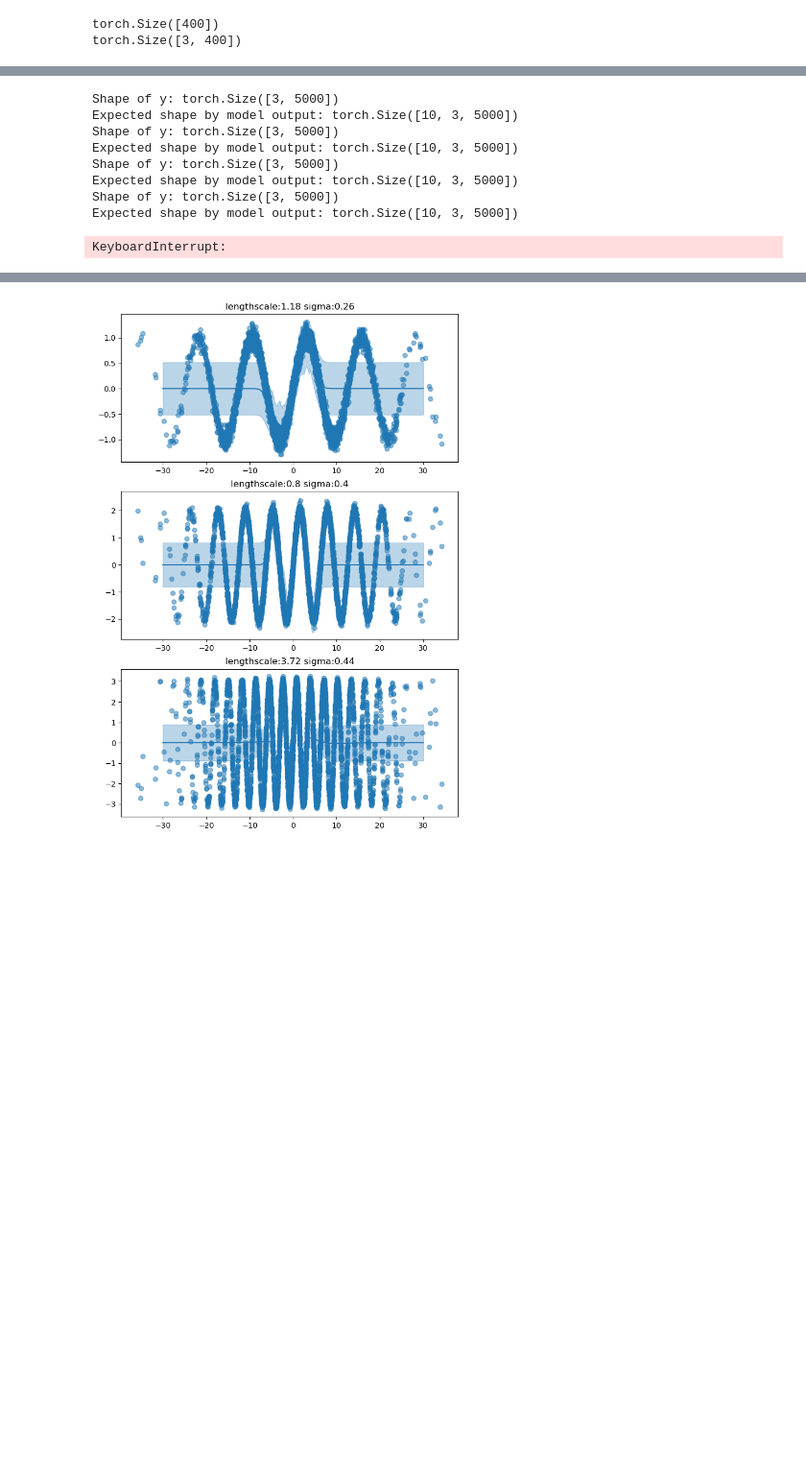
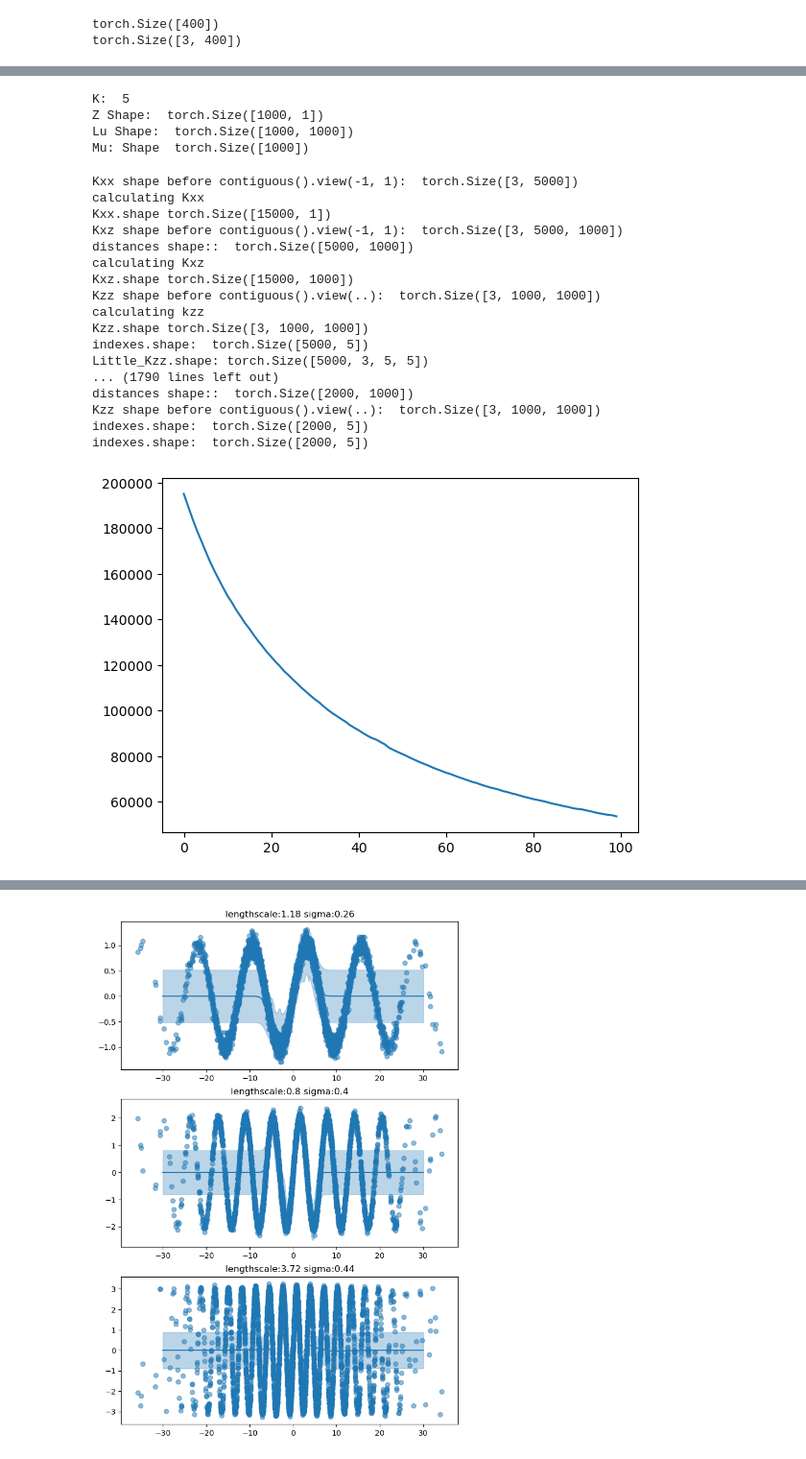
Before and after one commit to luisdiaz1997/GPzoo, a Jupyter notebook: notebooks/vnngp_multiple_gps.ipynb, the cells around one changed output, grey strips where cells are left out. Shown at 96% size. Cells and saved outputs as stored; diff of their text form; code cells hidden in the pictures; blank space fills up the shorter version.

```diff
--- a/notebooks/vnngp_multiple_gps.ipynb
+++ b/notebooks/vnngp_multiple_gps.ipynb
@@ -119,7 +133,7 @@ for i in range(1):
 
     model.to(device)
     start_time = time.time()
-    losses, means, scales = train(model, optimizer, X_train, Y_train, device, steps=1000, E=10)
+    losses, means, scales = train(model, optimizer, X_train, Y_train, device, steps=100, E=10)
     end_time = time.time()
     final_time = end_time - start_time
     exp_data['time'].append(final_time)
@@ -129,39 +143,52 @@ for i in range(1):
     fig1, ax1 = plt.subplots()
     plt.plot(losses)
     #fig1.savefig(f'{alg}_N={num_N[i]}_Z={M}_loss.png')
     #plt.close(fig1)
 
     # save test figure
     model.cpu()
     X_test= torch.linspace(-30, 30, 2000)[:, None]
     qF, qU, pU = model.gp(X_test)
 
     fig2, ax2 = plt.subplots(3, 1, figsize=(8, 12))
     for j in range(3):
       ax = ax2[j]  # Use the ith subplot's axes for plotting
       mean = qF.mean.detach().cpu().numpy()[j]
       sd = qF.scale.detach().cpu().numpy()[j]
       ax.plot(X_test, mean)
       ax.scatter(X, Y[j], alpha=0.5)
       ax.fill_between(
             X_test[:, 0],  # Assuming X_test is a 2D array; adjust if necessary
             (mean - 2.0 * sd),
             (mean + 2.0 * sd),
             color="C0",
             alpha=0.3,
         )
       ax.set_title('lengthscale:'+str(np.round(model.gp.kernel.lengthscale[j].item(), 2))+' sigma:'+str(np.round(model.gp.kernel.sigma[j].item(), 2)))
     #fig2.savefig(f'{alg}_N={num_N[i]}_Z={M}_test.png')
 
     # save model
    #torch.save(model.state_dict(), f'{alg}_N={num_N[i]}_Z={M}.pth')
 # %% [output]
-Shape of y: torch.Size([3, 5000])
-Expected shape by model output: torch.Size([10, 3, 5000])
-Shape of y: torch.Size([3, 5000])
-Expected shape by model output: torch.Size([10, 3, 5000])
-Shape of y: torch.Size([3, 5000])
-Expected shape by model output: torch.Size([10, 3, 5000])
-Shape of y: torch.Size([3, 5000])
-Expected shape by model output: torch.Size([10, 3, 5000])
+K:  5
+Z Shape:  torch.Size([1000, 1])
+Lu Shape:  torch.Size([1000, 1000])
+Mu: Shape  torch.Size([1000])
-KeyboardInterrupt:
+Kxx shape before contiguous().view(-1, 1):  torch.Size([3, 5000])
+calculating Kxx
+Kxx.shape torch.Size([15000, 1])
+Kxz shape before contiguous().view(-1, 1):  torch.Size([3, 5000, 1000])
+distances shape::  torch.Size([5000, 1000])
+calculating Kxz
+Kxz.shape torch.Size([15000, 1000])
+Kzz shape before contiguous().view(..):  torch.Size([3, 1000, 1000])
+calculating kzz
+Kzz.shape torch.Size([3, 1000, 1000])
+indexes.shape:  torch.Size([5000, 5])
+Little_Kzz.shape: torch.Size([5000, 3, 5, 5])
+... (1790 lines left out)
+distances shape::  torch.Size([2000, 1000])
+Kzz shape before contiguous().view(..):  torch.Size([3, 1000, 1000])
+indexes.shape:  torch.Size([2000, 5])
+indexes.shape:  torch.Size([2000, 5])
+[figure, added]
```
Also changed, not shown: parts of 7 cells of this notebook, 3 other files.
